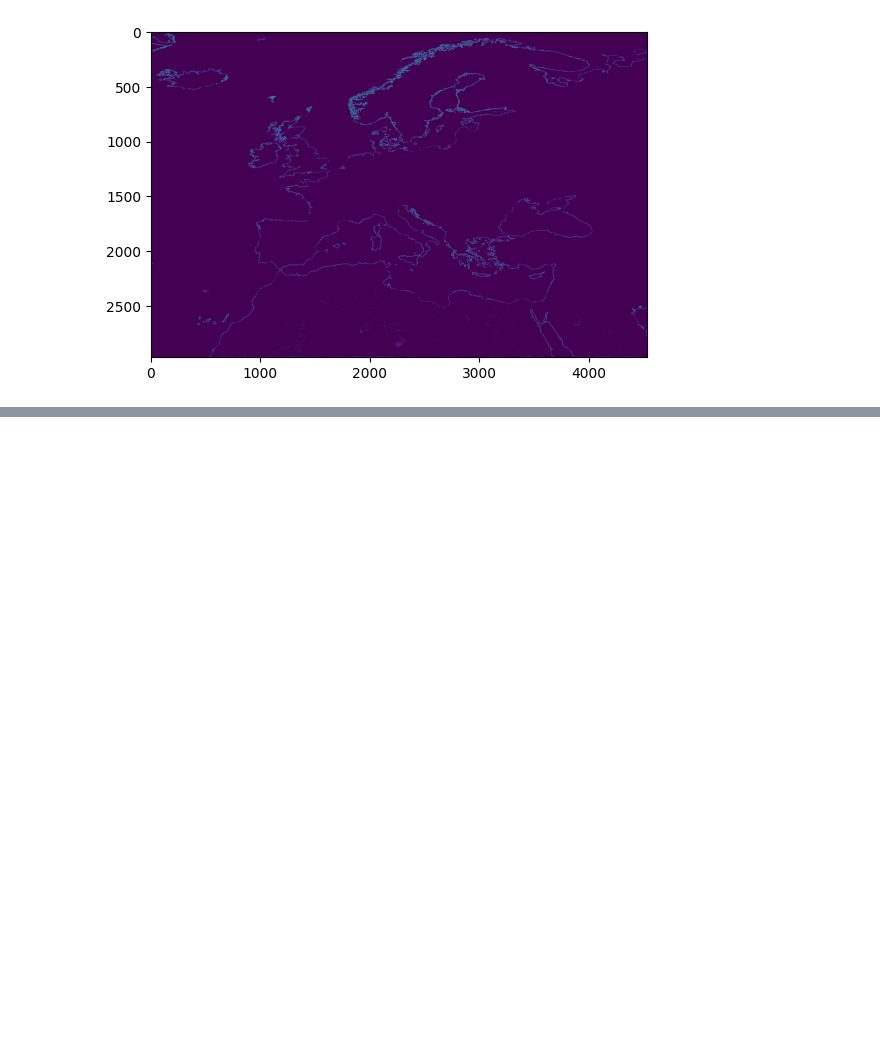
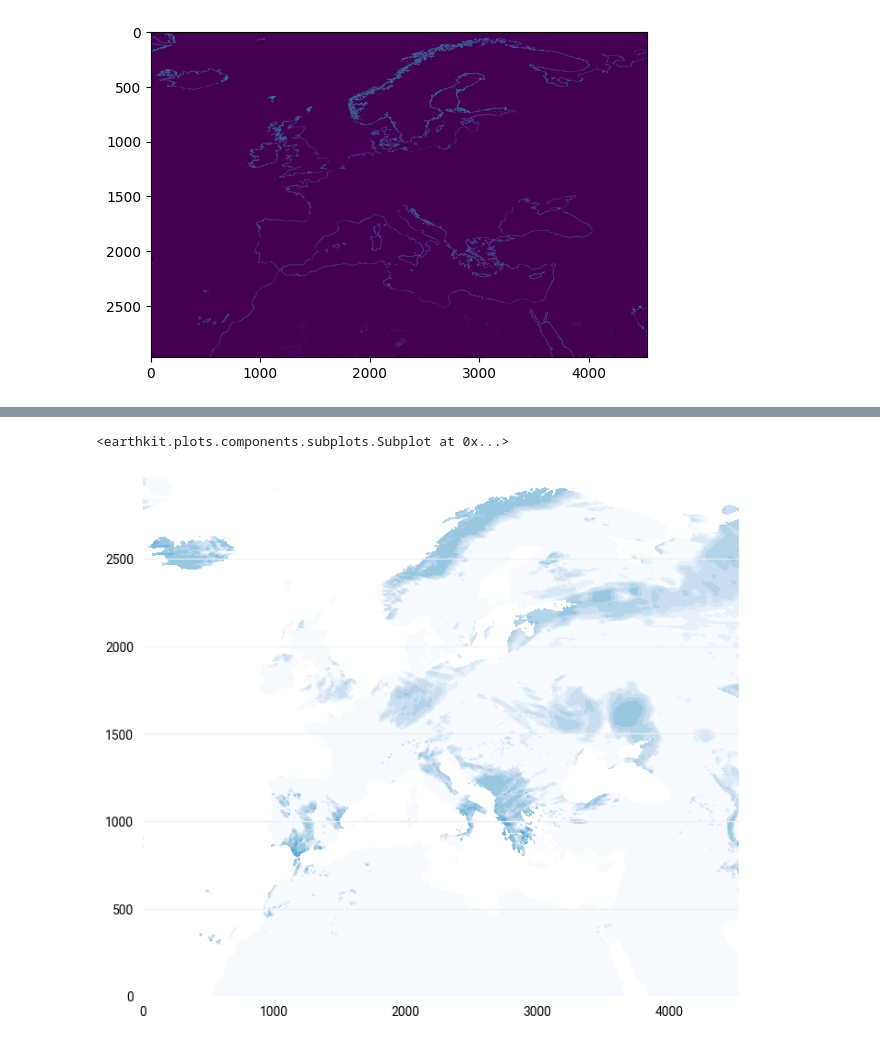
Before and after one commit to ecmwf/earthkit-hydro, a Jupyter notebook: docs/notebooks/example.ipynb, the cells around one changed output, grey strips where cells are left out. Cells and saved outputs as stored; diff of their text form; code cells hidden in the pictures; blank space fills up the shorter version.

```diff
--- a/docs/notebooks/example.ipynb
+++ b/docs/notebooks/example.ipynb
@@ -68,0 +93,13 @@ plt.show()
+# %%
+style = ekp.styles.Style(
+    colors="Blues",
+    levels=[0, 0.5, 1, 2, 5, 10, 50, 100, 500, 1000, 2000, 3000, 4000],
+    extend="max",
+)
+# %%
+precipitation_field = ekd.from_source("file", "/ec/ws4/tc/emos/work/cems/floods/efas/emos/efas/europe5km/202411/EUD2024111400/forcings/R06a.nc")[0].to_numpy()
+
+qplot.contourf(precipitation_field[::-1, :], style=style)
+# %% [output]
+<earthkit.plots.components.subplots.Subplot at 0x...>
+[figure, added]
```
Also changed, not shown: parts of 8 cells of this notebook.
